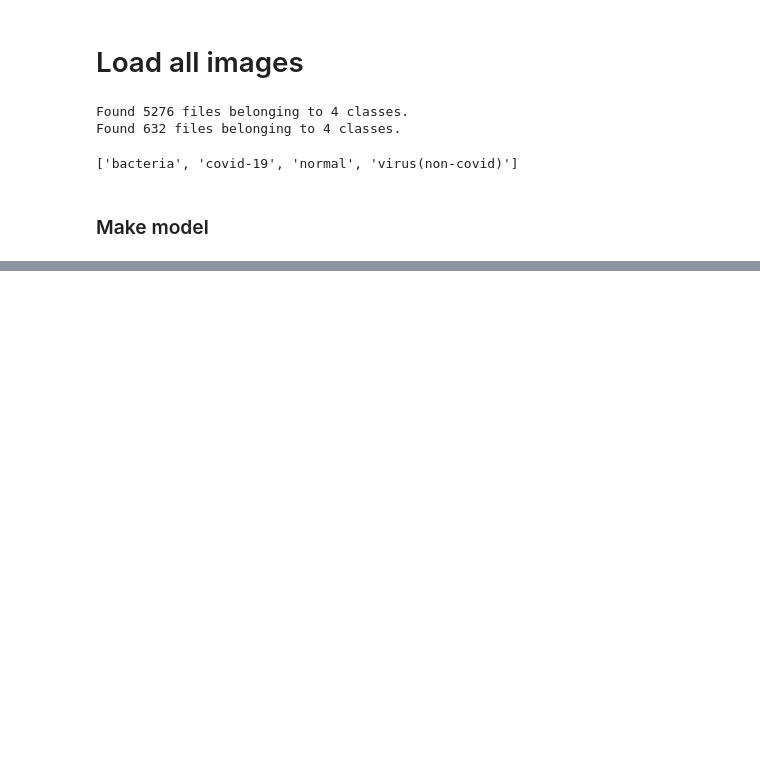
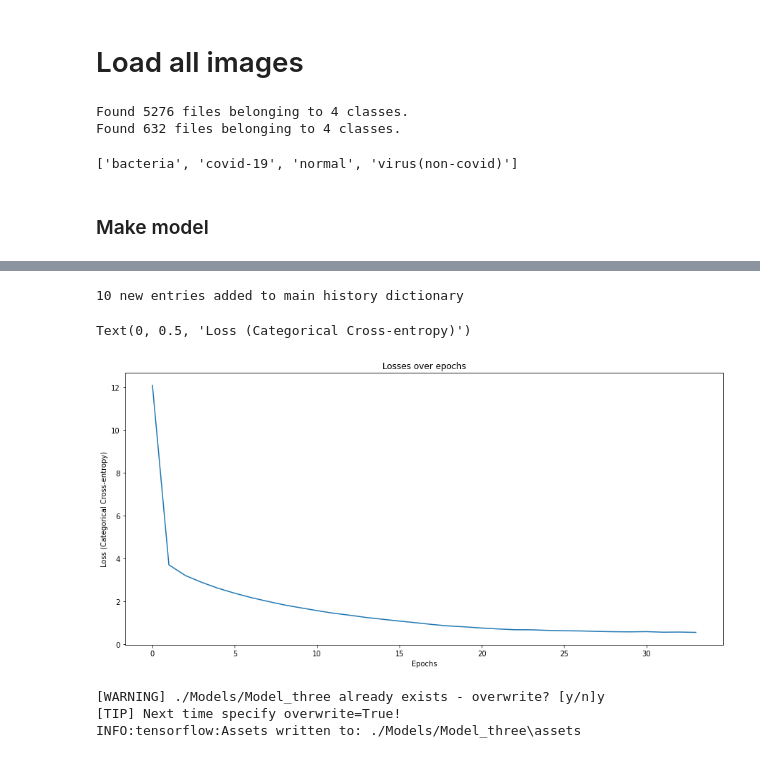
Before and after one commit to Kesterchia/Institute-of-Data, a Jupyter notebook: Projects/Project 3/Project 3 (Identifying Covid-19 Chest X-Rays).ipynb, the cells around one changed output, grey strips where cells are left out. Cells and saved outputs as stored; diff of their text form; code cells hidden in the pictures; blank space fills up the shorter version.

```diff
--- a/Projects/Project 3/Project 3 (Identifying Covid-19 Chest X-Rays).ipynb
+++ b/Projects/Project 3/Project 3 (Identifying Covid-19 Chest X-Rays).ipynb
@@ -403,4 +412,4 @@ model.add(Dense(4, activation = 'softmax'))
 # %%
-model.compile(optimizer = 'adam',
-              loss = tf.keras.losses.CategoricalCrossentropy(),
-              metrics = 'Accuracy')
+#model.compile(optimizer = 'adam',
+#              loss = tf.keras.losses.CategoricalCrossentropy(),
+#              metrics = ['accuracy', AUC(), Precision(), Recall()])
@@ -427,3 +416,3 @@ _________________________________________________________________
 # %%
-model.fit(training_ds, epochs = 3)
+history = model.fit(training_ds, epochs = 10)
 # %% [output]
@@ -440,0 +448,14 @@ model.predict(testing_ds).shape
+# %%
+#Load main epoch history
+
+with open('./Models/Model_three/history.p', 'rb') as readingfile:
+    mainhistory = pickle.load(readingfile)
+# %%
+#Update main history dictionary with new batch
+
+for key in history.history.keys():
+    mainhistory[key].extend(history.history[key])
+
+print('{} new entries added to main history dictionary'.format(len(history.history['loss'])))
+# %% [output]
+10 new entries added to main history dictionary
@@ -440,0 +469,24 @@ model.predict(testing_ds).shape
+# %%
+#Plot loss over time:
+
+fig, ax = plt.subplots(nrows = 1, ncols = 1,
+                       figsize = (15,7))
+
+ax.plot(mainhistory['loss'])
+
+ax.set_title('Losses over epochs')
+
+ax.set_xlabel('Epochs')
+
+ax.set_ylabel('Loss (Categorical Cross-entropy)')
+# %% [output]
+Text(0, 0.5, 'Loss (Categorical Cross-entropy)')
+[figure, added]
+# %%
+#Save model
+
+model.save('./Models/Model_three', overwrite = False)
+# %% [output]
+[WARNING] ./Models/Model_three already exists - overwrite? [y/n]y
+[TIP] Next time specify overwrite=True!
+INFO:tensorflow:Assets written to: ./Models/Model_three\assets
```
Also changed, not shown: parts of 9 cells of this notebook, 21 other files.
